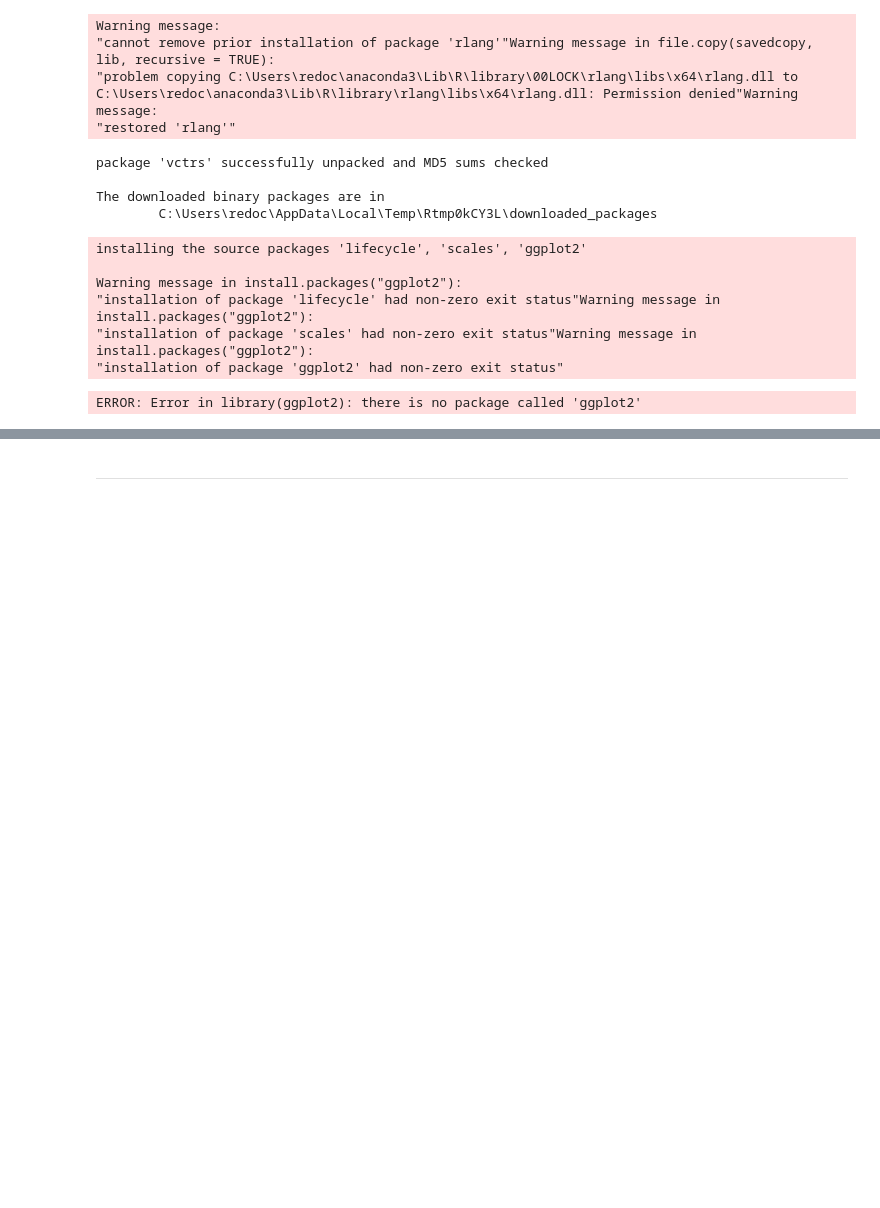
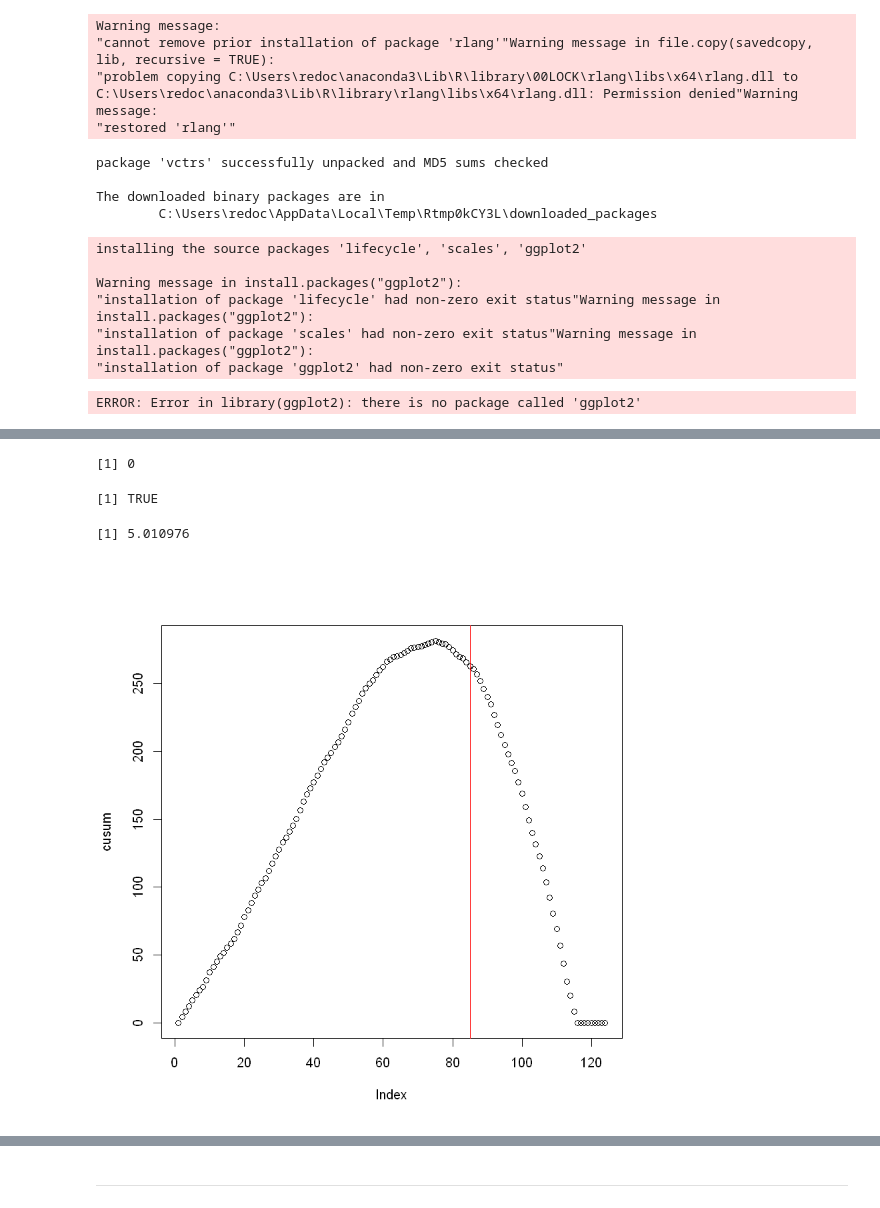
Before and after one commit to joel-quek/Georgia-Tech-OMSA, a Jupyter notebook: GTx - ISYE6501x Introduction to Analytics Modelling/Homework 3/ISYE6501x Homework 3.ipynb, the cells around one changed output, grey strips where cells are left out. Saved outputs shown, nothing was run; the diff lists cells and outputs as text; code cells hidden in the pictures; blank space fills up the shorter version.

```diff
--- a/GTx - ISYE6501x Introduction to Analytics Modelling/Homework 3/ISYE6501x Homework 3.ipynb
+++ b/GTx - ISYE6501x Introduction to Analytics Modelling/Homework 3/ISYE6501x Homework 3.ipynb
@@ -366,0 +340,12 @@ ERROR: Error in ggplot(temps, aes(x = temps$DAY, y = temps$X1996)): could not fi
+# %%
+cusum[1]
+# %% [output]
+[1] 0
+# %%
+is.numeric(cusum[1])
+# %% [output]
+[1] TRUE
+# %%
+temps$residueMinusC[2]
+# %% [output]
+[1] 5.010976
@@ -366,0 +359,6 @@ ERROR: Error in ggplot(temps, aes(x = temps$DAY, y = temps$X1996)): could not fi
+# %%
+plot(cusum)
+
+abline(v=85,col="red")
+# %% [output]
+[figure, added]
```
Also changed, not shown: parts of 57 cells of this notebook.
